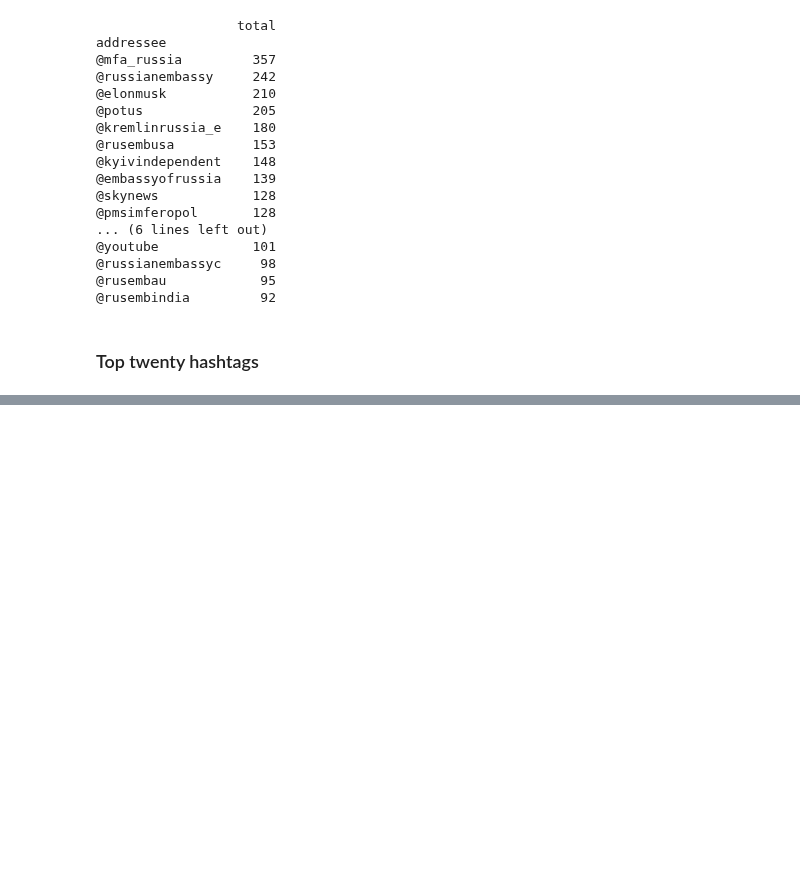
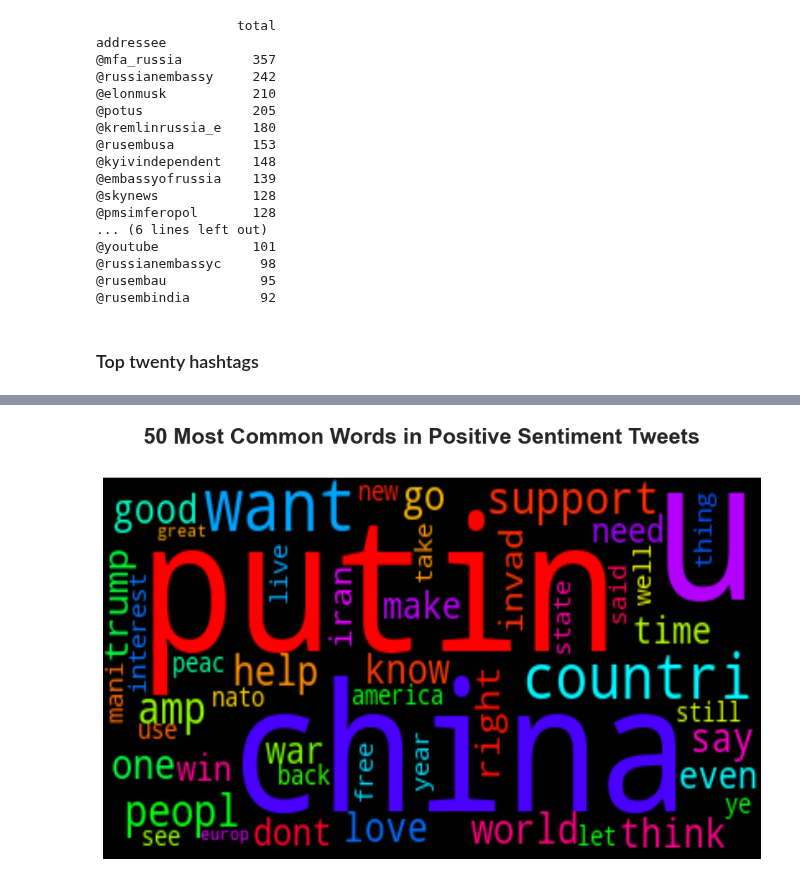
Before and after one commit to J-Kimani/DS, a Jupyter notebook: Projects/Russia Ukraine War Tweet Sentiment Analysis/rvu.ipynb, the cells around one changed output, grey strips where cells are left out. Cells and saved outputs as stored; diff of their text form; code cells hidden in the pictures; blank space fills up the shorter version.

```diff
--- a/Projects/Russia Ukraine War Tweet Sentiment Analysis/rvu.ipynb
+++ b/Projects/Russia Ukraine War Tweet Sentiment Analysis/rvu.ipynb
@@ -631,0 +868,4 @@ addressee
+# %%
+gen_wordcloud(positive_tweets, "Positive")
+# %% [output]
+[figure, added]
```
Also changed, not shown: parts of 44 cells of this notebook.
